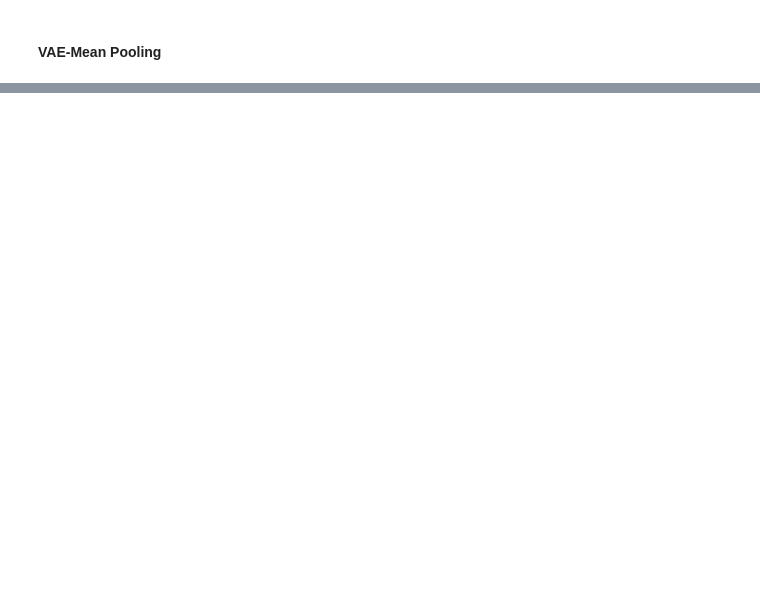
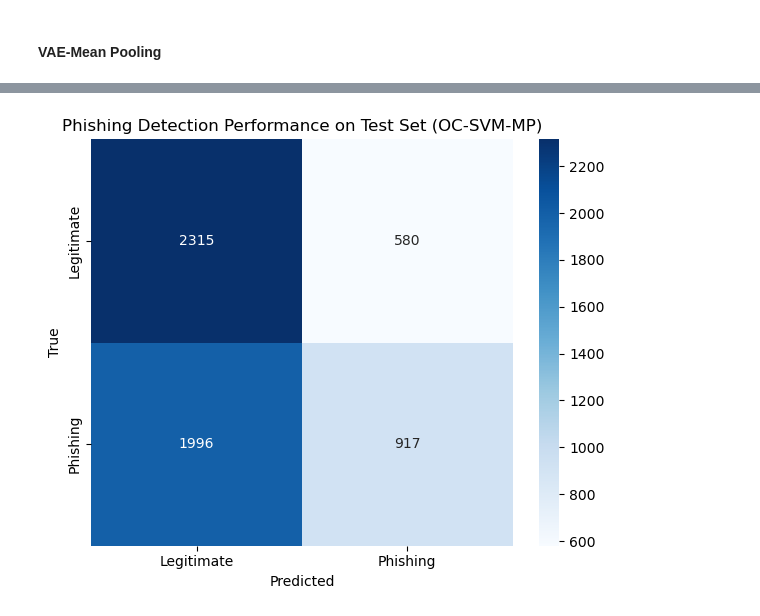
Before and after one commit to emiliopm1997/Zero_Day_Phishing_Project, a Jupyter notebook: notebooks/pipeline.ipynb, the cells around one changed output, grey strips where cells are left out. Drawn from its saved outputs; the diff is of its cells as text; code cells hidden in the pictures; blank space fills up the shorter version.

```diff
--- a/notebooks/pipeline.ipynb
+++ b/notebooks/pipeline.ipynb
@@ -733,0 +813,4 @@ with pd.ExcelWriter(DATA_FOLDER / "model_tuning_results.xlsx", engine='openpyxl'
+# %%
+compute_confusion_matrix(y_test, y_preds["ocsvm_mp"], "OC-SVM-MP")
+# %% [output]
+[figure, added]
```
Also changed, not shown: parts of 23 cells of this notebook, 9 other files.
